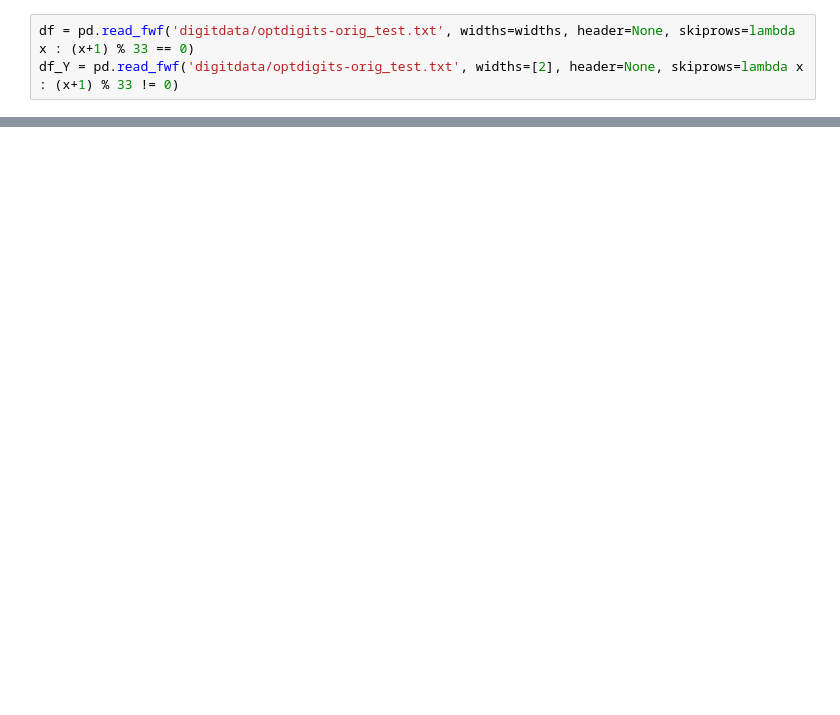
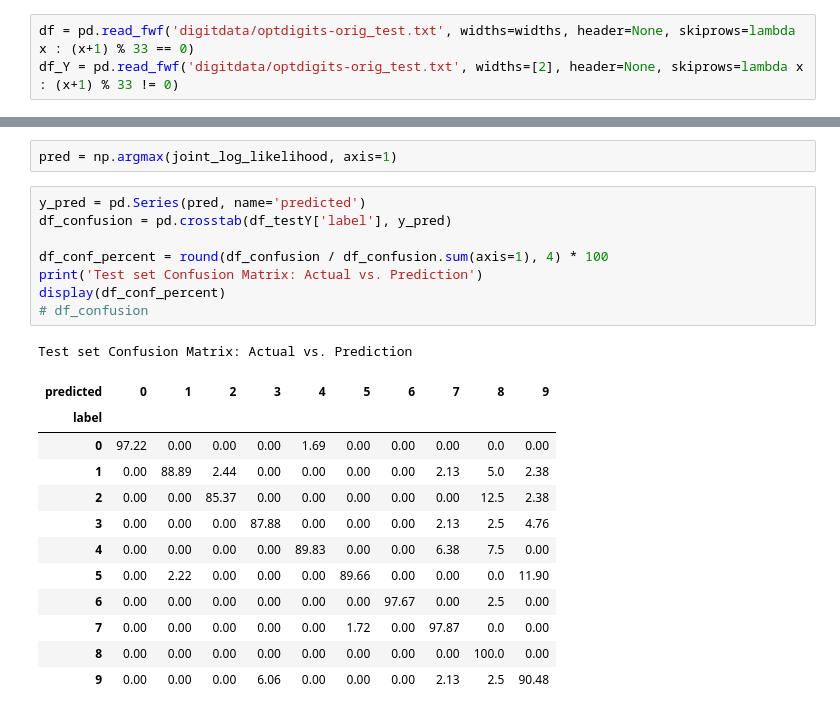
Before and after one commit to 20joseph10/CS440-MP3, a Jupyter notebook: MP3.ipynb, the cells around one changed output, grey strips where cells are left out. Saved outputs shown, nothing was run; the diff lists cells and outputs as text; blank space fills up the shorter version.

```diff
--- a/MP3.ipynb
+++ b/MP3.ipynb
@@ -19,0 +98,24 @@ df_Y.columns = ['label']
+# %%
+pred = np.argmax(joint_log_likelihood, axis=1)
+# %%
+y_pred = pd.Series(pred, name='predicted')
+df_confusion = pd.crosstab(df_testY['label'], y_pred)
+
+df_conf_percent = round(df_confusion / df_confusion.sum(axis=1), 4) * 100
+print('Test set Confusion Matrix: Actual vs. Prediction')
+display(df_conf_percent)
+# df_confusion
+# %% [output]
+Test set Confusion Matrix: Actual vs. Prediction
+| predicted | 0 | 1 | 2 | 3 | 4 | 5 | 6 | 7 | 8 | 9 |
+| label |  |  |  |  |  |  |  |  |  |  |
+| 0 | 97.22 | 0.00 | 0.00 | 0.00 | 1.69 | 0.00 | 0.00 | 0.00 | 0.0 | 0.00 |
+| 1 | 0.00 | 88.89 | 2.44 | 0.00 | 0.00 | 0.00 | 0.00 | 2.13 | 5.0 | 2.38 |
+| 2 | 0.00 | 0.00 | 85.37 | 0.00 | 0.00 | 0.00 | 0.00 | 0.00 | 12.5 | 2.38 |
+| 3 | 0.00 | 0.00 | 0.00 | 87.88 | 0.00 | 0.00 | 0.00 | 2.13 | 2.5 | 4.76 |
+| 4 | 0.00 | 0.00 | 0.00 | 0.00 | 89.83 | 0.00 | 0.00 | 6.38 | 7.5 | 0.00 |
+| 5 | 0.00 | 2.22 | 0.00 | 0.00 | 0.00 | 89.66 | 0.00 | 0.00 | 0.0 | 11.90 |
+| 6 | 0.00 | 0.00 | 0.00 | 0.00 | 0.00 | 0.00 | 97.67 | 0.00 | 2.5 | 0.00 |
+| 7 | 0.00 | 0.00 | 0.00 | 0.00 | 0.00 | 1.72 | 0.00 | 97.87 | 0.0 | 0.00 |
+| 8 | 0.00 | 0.00 | 0.00 | 0.00 | 0.00 | 0.00 | 0.00 | 0.00 | 100.0 | 0.00 |
+| 9 | 0.00 | 0.00 | 0.00 | 6.06 | 0.00 | 0.00 | 0.00 | 2.13 | 2.5 | 90.48 |
```
Also changed, not shown: parts of 23 cells of this notebook.
